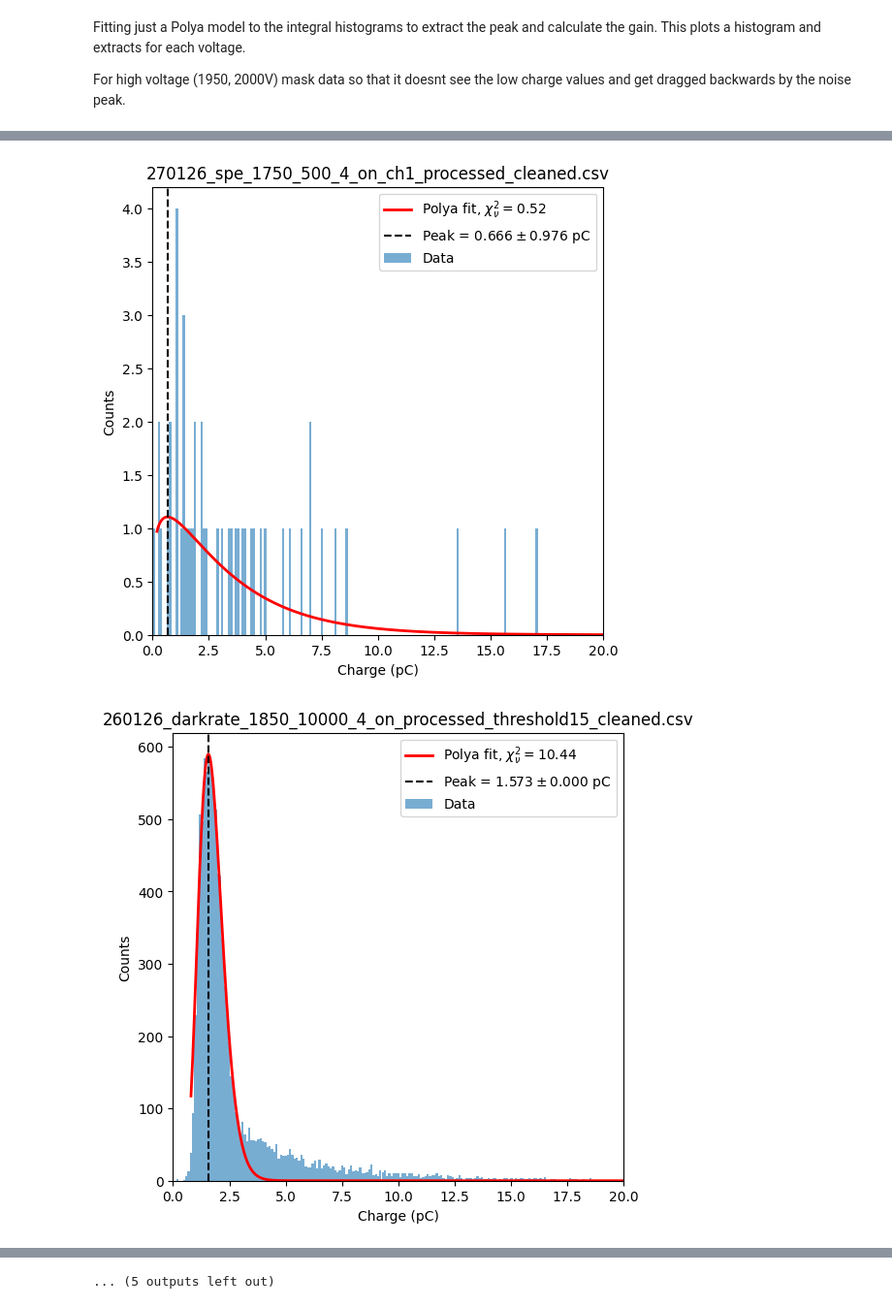
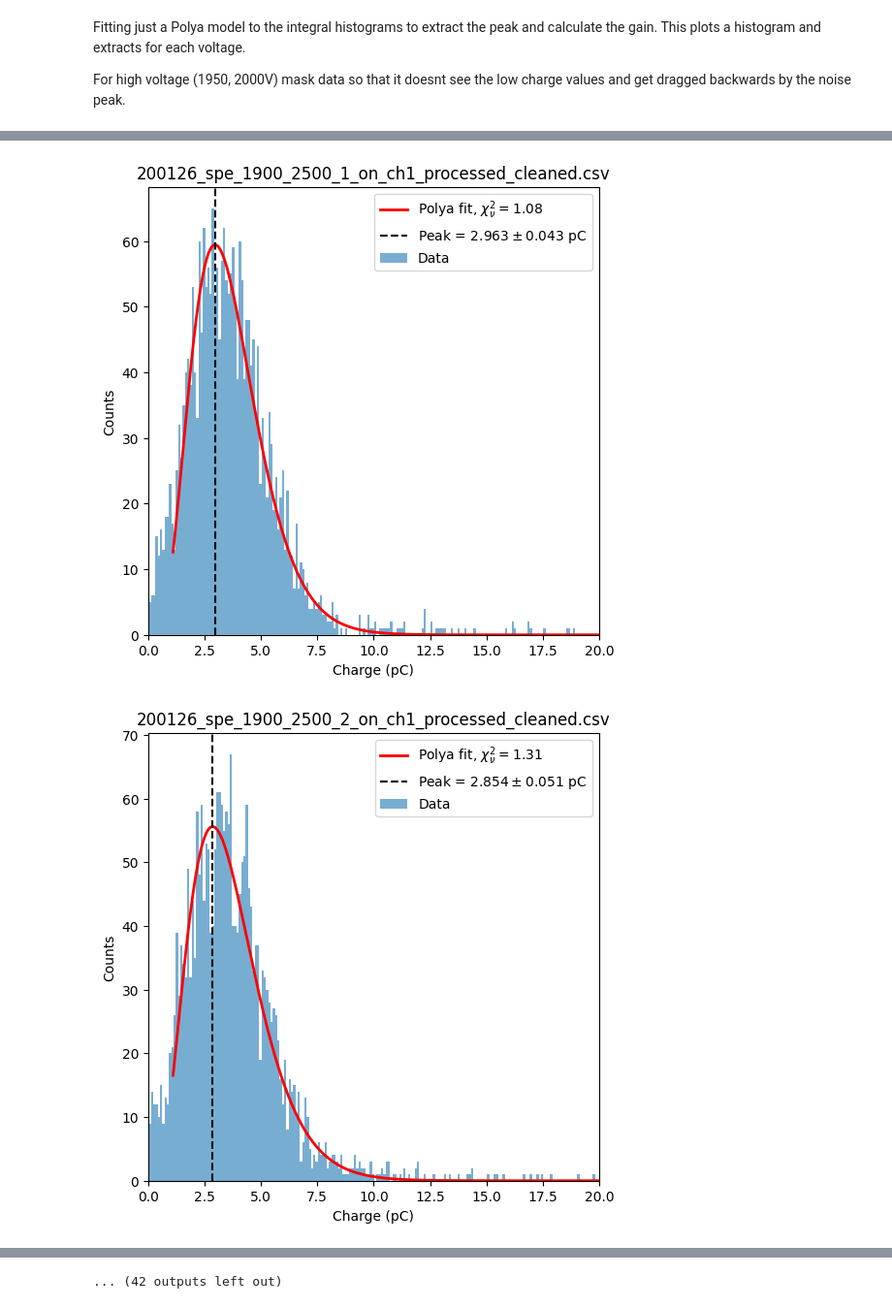
Before and after one commit to hhuckvale/DMProject, a Jupyter notebook: PMT_Characteristics/Gain/PolyaPeakPositionCSVCreator.ipynb, the cells around one changed output, grey strips where cells are left out. Shown at 97% size. Saved outputs shown, nothing was run; the diff lists cells and outputs as text; code cells hidden in the pictures.

Commit message:
get graphs

```diff
--- a/PMT_Characteristics/Gain/PolyaPeakPositionCSVCreator.ipynb
+++ b/PMT_Characteristics/Gain/PolyaPeakPositionCSVCreator.ipynb
@@ -13,8 +13,8 @@ from scipy.special import gamma
 import matplotlib.pyplot as plt
 
 
-spe_files = glob.glob('PMT5/Proc_Clean_PMT5/*.csv')
-darkrate_files = glob.glob('PMT5/DarkRate_PMT5/*.csv')
+spe_files = glob.glob('PMT3_SPE_CLEAN/*.csv')
+darkrate_files = glob.glob('PMT3_DR_CLEAN/*.csv')
 
 print("SPE files found:")
 for f in spe_files:
@@ -75,7 +73,21 @@ def fit_polya_and_get_peak(all_integrals_picocharge, bin_cut, Delta_x=0.1, filen
 
     p0 = [initial_A, initial_nbar, initial_theta]
 
-    popt, pcov = curve_fit(polya_dist, bin_centers_fit, n_fit , p0=p0, absolute_sigma=True, maxfev=10000)
+    sigma=np.sqrt(n_fit)
+    #print(np.sqrt(n_fit))
+    sigma[sigma==0.0] = 1
+
+    # fit
+    popt, pcov = curve_fit(
+        polya_dist,
+        bin_centers_fit,
+        n_fit,
+        p0=p0,
+        sigma=sigma,
+        absolute_sigma=True,
+        maxfev=10000
+    )
+
     A_fit, nbar_fit, theta_fit = popt
     err_A = np.sqrt(pcov[0, 0])
     err_nbar = np.sqrt(pcov[1, 1])
@@ -159,9 +171,9 @@ for file in darkrate_files:
     charge = df['integral_pC'].values
 
     if voltage == 2000:
-        peak, peak_err = fit_polya_and_get_peak(charge, bin_cut = 2.5, filename=file)
+        peak, peak_err = fit_polya_and_get_peak(charge, bin_cut = 2.8, filename=file)
     if voltage == 1950:
-        peak, peak_err = fit_polya_and_get_peak(charge, bin_cut = 2, filename=file)
+        peak, peak_err = fit_polya_and_get_peak(charge, bin_cut = 2.2, filename=file)
     if voltage == 1900:
         peak, peak_err = fit_polya_and_get_peak(charge, bin_cut = 1.1, filename=file)
     if voltage == 1850:
@@ -195,2 +207,2 @@ print('csvs outputted!')
-[figure, old version]
+[figure, new version]
-[figure, old version]
+[figure, new version]
@@ -198 +210 @@ print('csvs outputted!')
-... (5 outputs left out)
+... (42 outputs left out)
```
Also changed, not shown: parts of 2 cells of this notebook, 3 other files.
